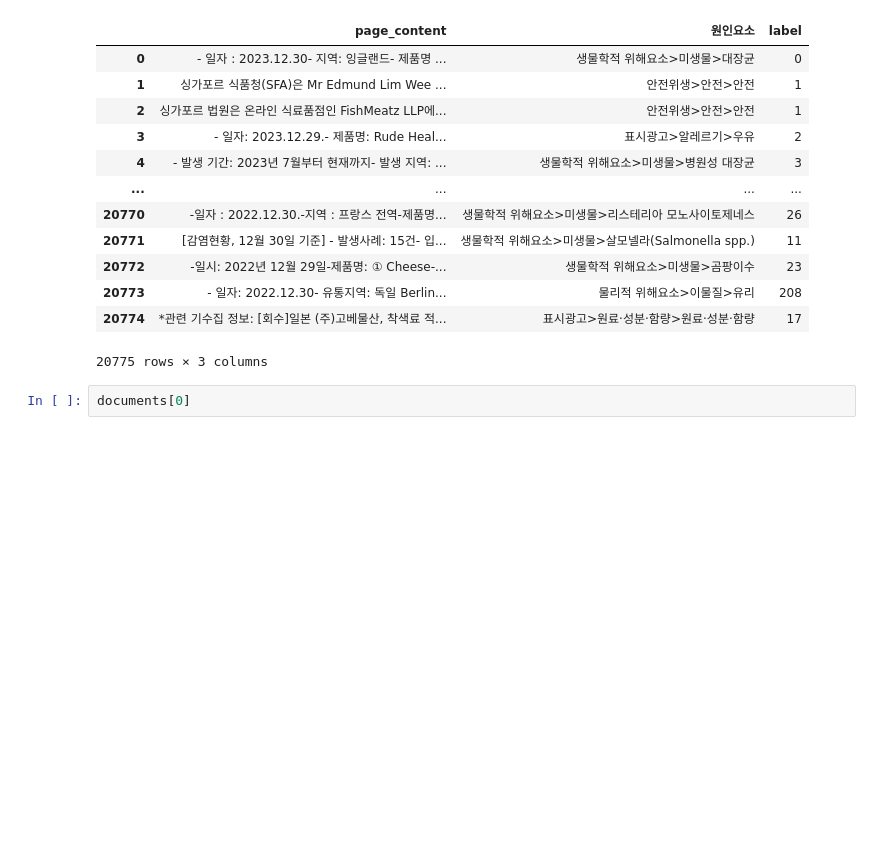
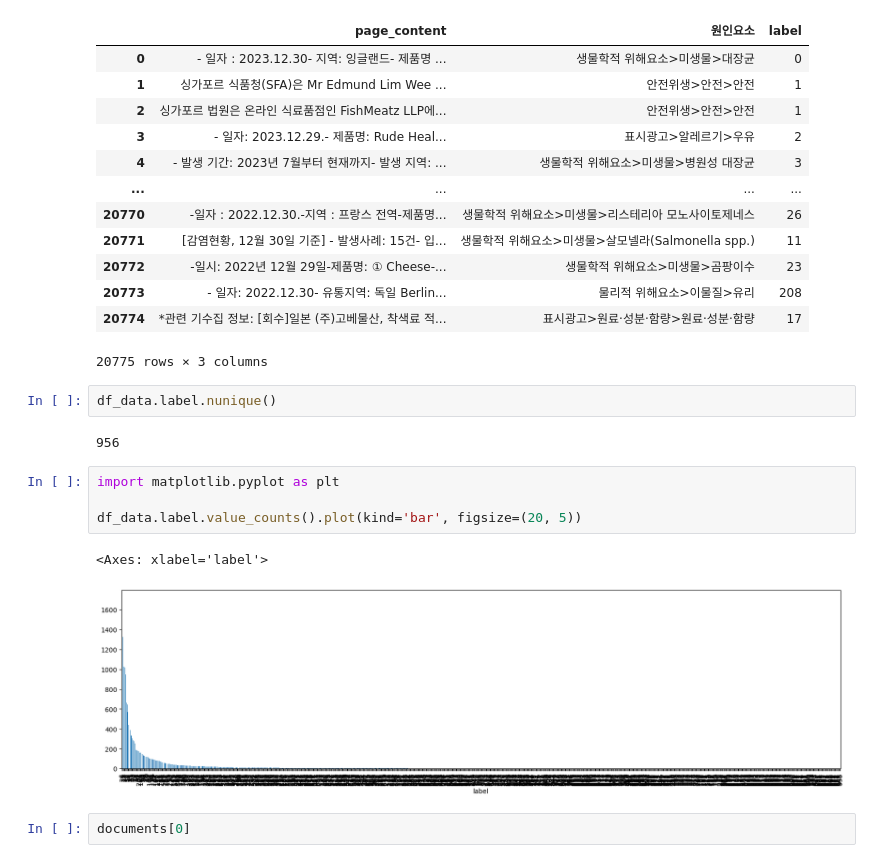
Before and after one commit to ancestor9/llm, a Jupyter notebook: RAG_with_Ko_PlatYi_6B_multi_files_ancestor9+jaes.ipynb, the cells around one changed output. Saved outputs shown, nothing was run; the diff lists cells and outputs as text; blank space fills up the shorter version.

```diff
--- a/RAG_with_Ko_PlatYi_6B_multi_files_ancestor9+jaes.ipynb
+++ b/RAG_with_Ko_PlatYi_6B_multi_files_ancestor9+jaes.ipynb
@@ -353,6 +353,17 @@ df_data
 | 20773 | - 일자: 2022.12.30- 유통지역: 독일 Berlin... | 물리적 위해요소>이물질>유리 | 208 |
 | 20774 | *관련 기수집 정보: [회수]일본 (주)고베물산, 착색료 적... | 표시광고>원료·성분·함량>원료·성분·함량 | 17 |
 20775 rows × 3 columns
+# %%
+df_data.label.nunique()
+# %% [output]
+956
+# %%
+import matplotlib.pyplot as plt
+
+df_data.label.value_counts().plot(kind='bar', figsize=(20, 5))
+# %% [output]
+<Axes: xlabel='label'>
+[figure, added]
 # %%
 documents[0]
 # %% [output]
```
